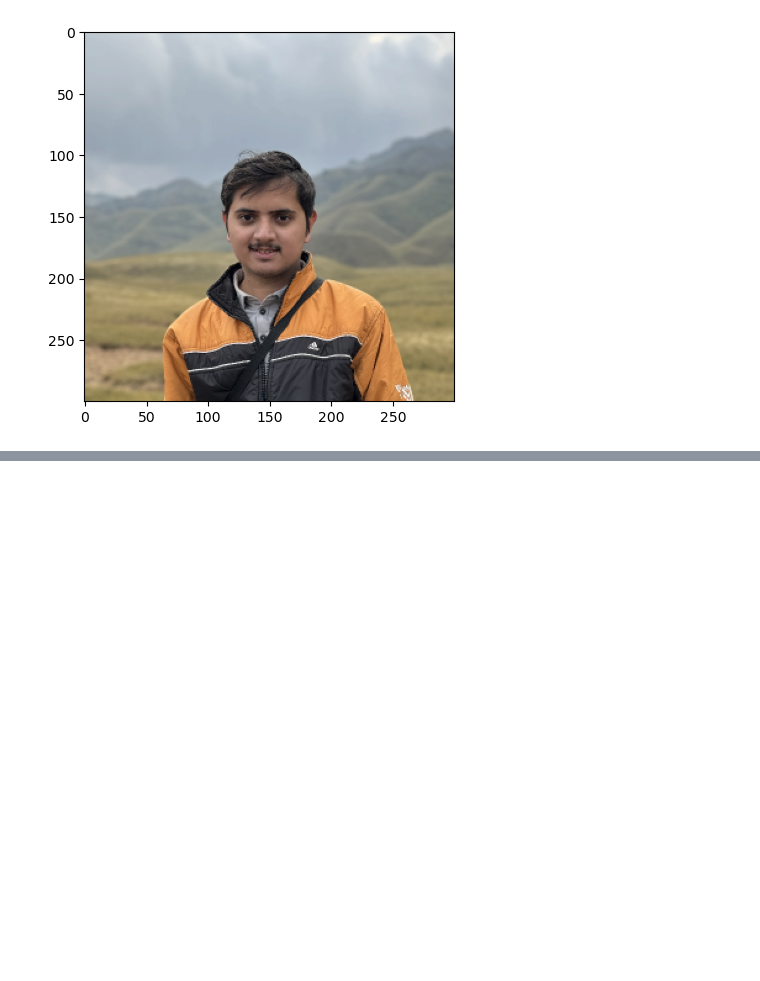
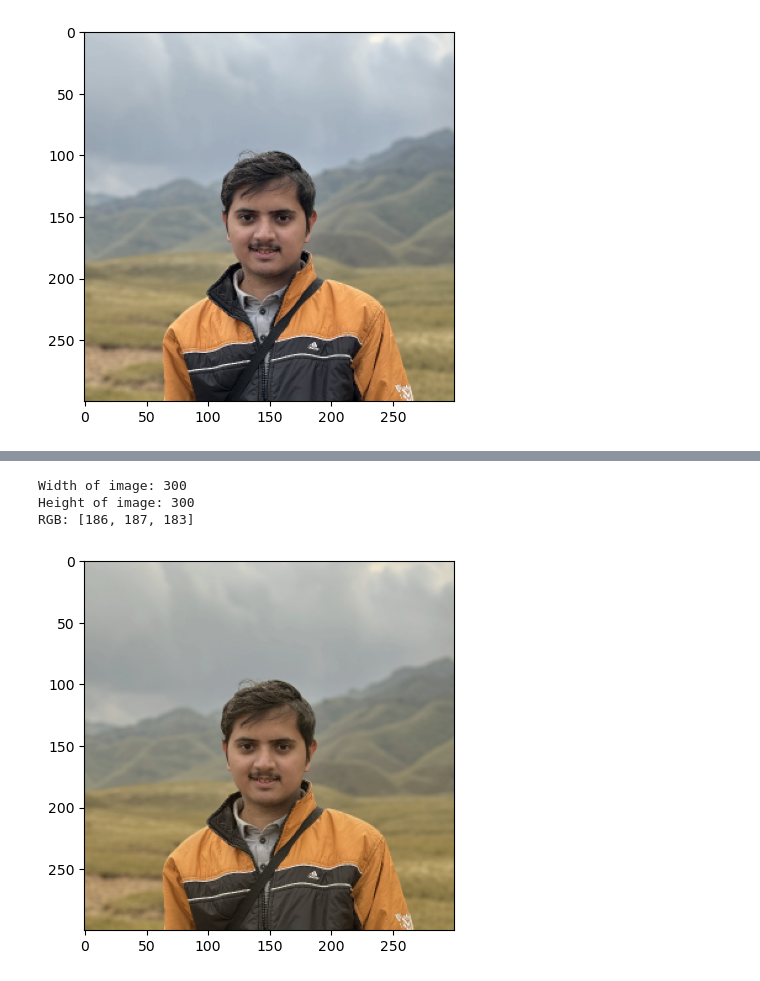
Before and after one commit to DarkKnight7107/DSAI, a Jupyter notebook: Image.ipynb, the cells around one changed output, grey strips where cells are left out. Saved outputs shown, nothing was run; the diff lists cells and outputs as text; code cells hidden in the pictures; blank space fills up the shorter version.

```diff
--- a/Image.ipynb
+++ b/Image.ipynb
@@ -225,0 +334,7 @@ RGB: [191, 200, 208]
+# %%
+ShowImage(UpdateRedComponent(UpdateGreenComponent(image, 5), 7))
+# %% [output]
+Width of image: 300
+Height of image: 300
+RGB: [186, 187, 183]
+[figure, added]
```
Also changed, not shown: parts of 6 cells of this notebook.
